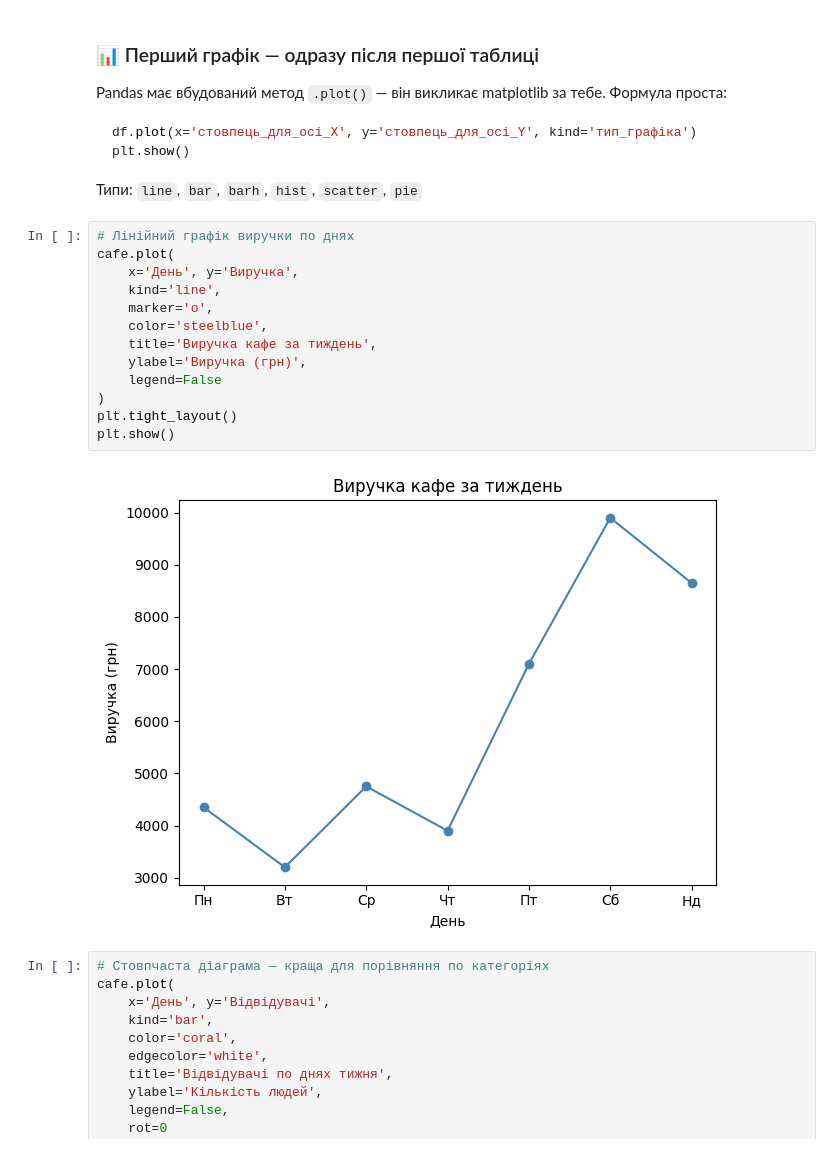
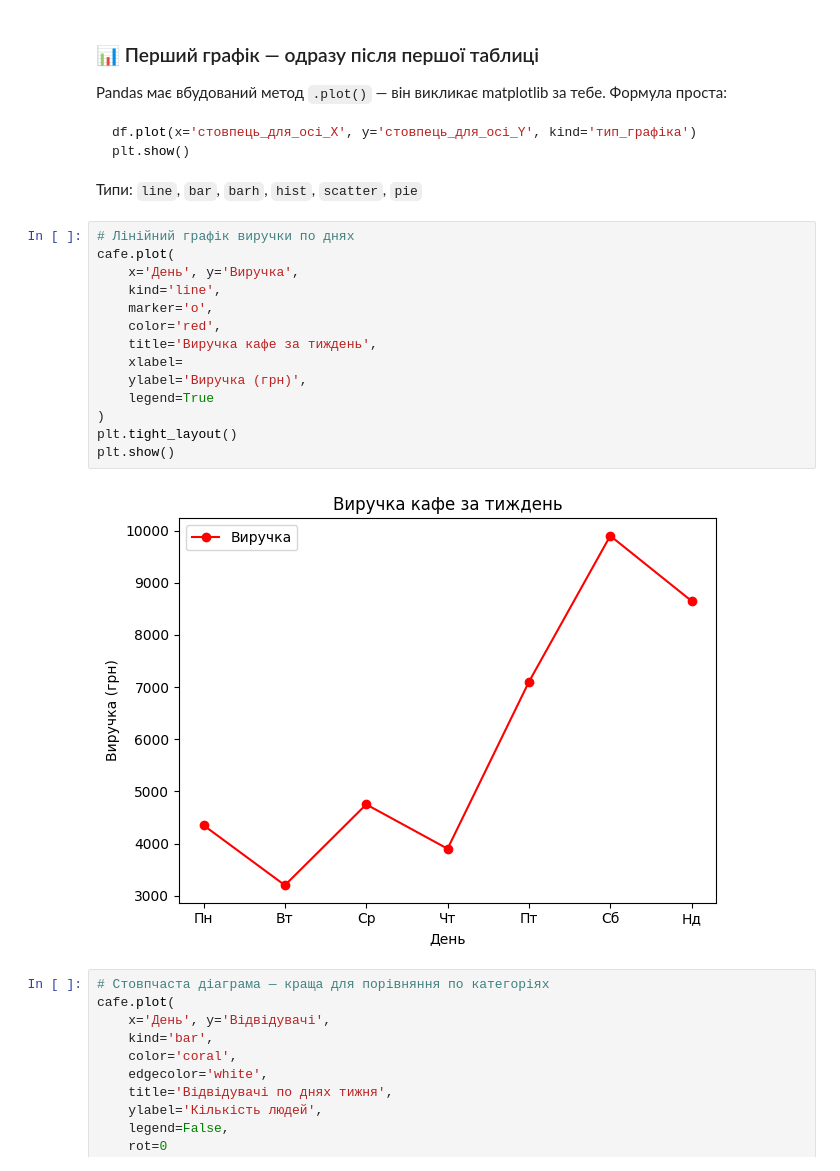
Before and after one commit to zzzer0-wav/myDTA_2026, a Jupyter notebook: classmade/PANDAS_vizualization_matplotlib.ipynb, the cells around one changed output. Saved outputs shown, nothing was run; the diff lists cells and outputs as text.

```diff
--- a/classmade/PANDAS_vizualization_matplotlib.ipynb
+++ b/classmade/PANDAS_vizualization_matplotlib.ipynb
@@ -111,18 +118,19 @@ plt.show()
 # %%
 # Лінійний графік виручки по днях
 cafe.plot(
     x='День', y='Виручка',
     kind='line',
     marker='o',
-    color='steelblue',
+    color='red',
     title='Виручка кафе за тиждень',
+    xlabel=
     ylabel='Виручка (грн)',
-    legend=False
+    legend=True
 )
 plt.tight_layout()
 plt.show()
 # %% [output]
-[figure, old version]
+[figure, new version]
 # %%
 # Стовпчаста діаграма — краща для порівняння по категоріях
 cafe.plot(
```
Also changed, not shown: parts of 9 cells of this notebook.
